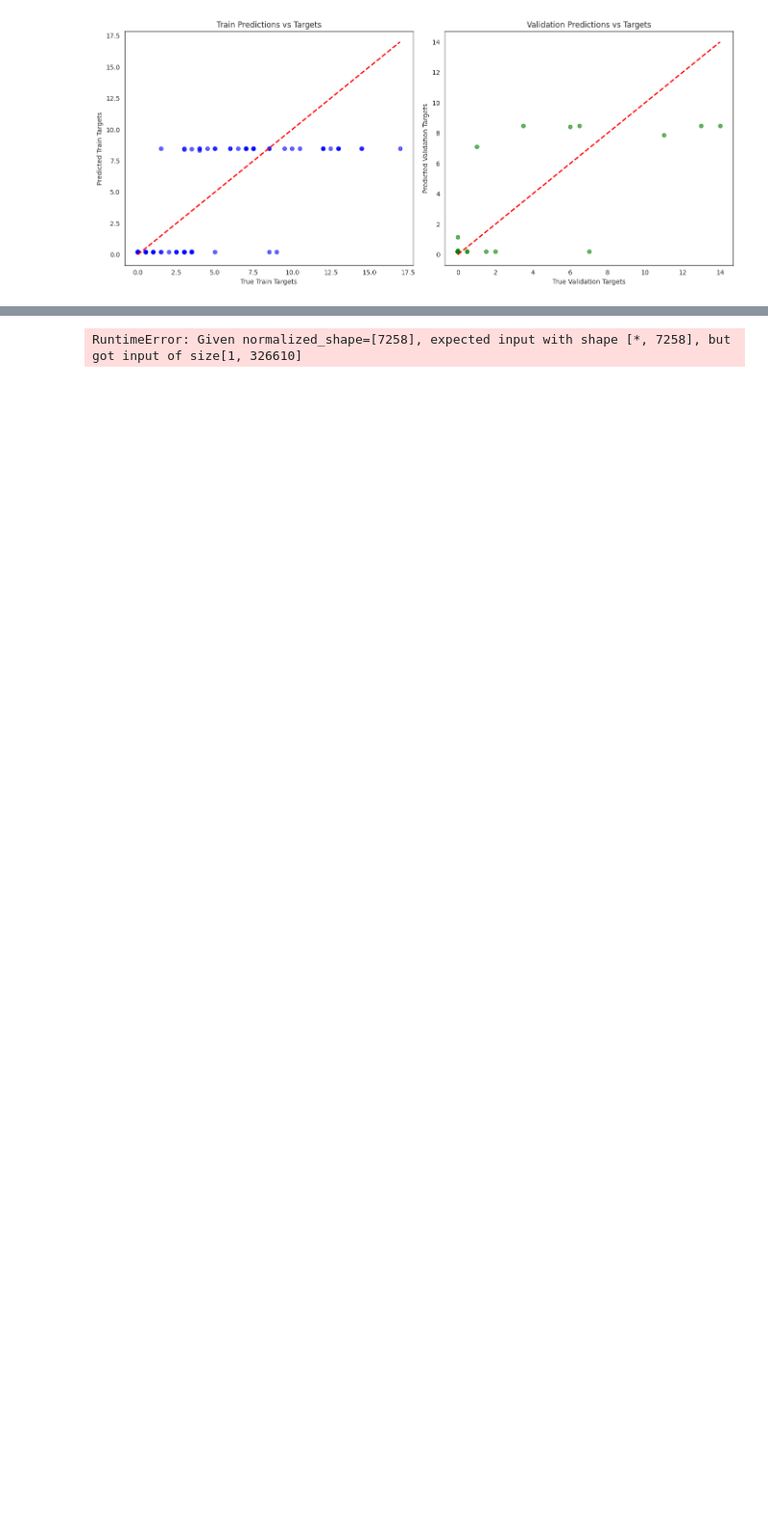
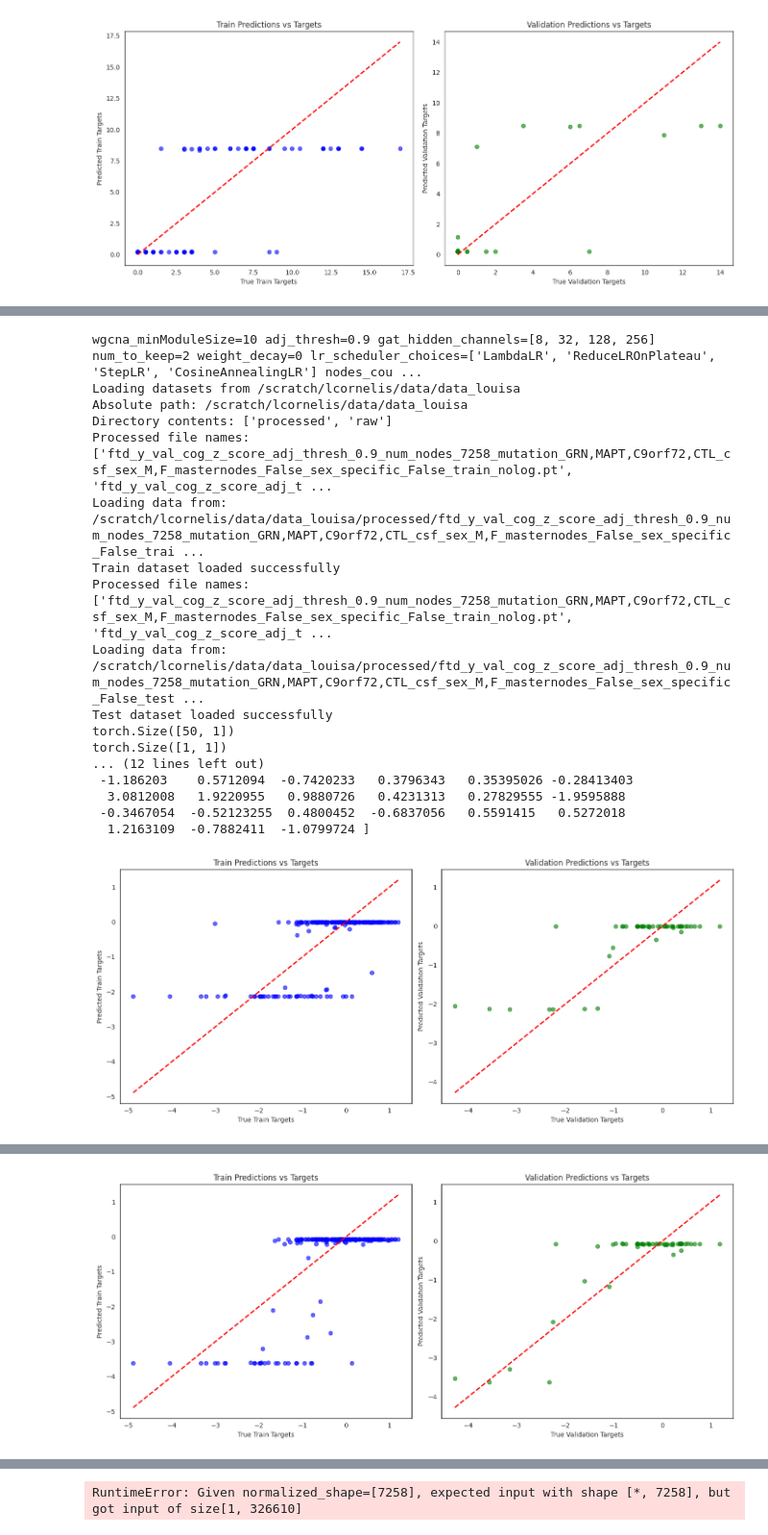
Before and after one commit to geometric-intelligence/proteo, a Jupyter notebook: proteo/checkpoint_analysis.ipynb, the cells around one changed output, grey strips where cells are left out. Shown at 96% size. Drawn from its saved outputs; the diff is of its cells as text; code cells hidden in the pictures; blank space fills up the shorter version.

```diff
--- a/proteo/checkpoint_analysis.ipynb
+++ b/proteo/checkpoint_analysis.ipynb
@@ -305,14 +305,3 @@ torch.Size([8, 1])
  -3.5251858   2.5700328  -2.8638453   1.2471205   0.09654734  0.09653444
   0.0965981   0.09653722  0.09882387]
 [figure]
-# %%
-cog_z_all_mean = -0.41059763104455455
-cog_z_all_std = 0.9939248987458366
-
-cog_z_model_1 = "/scratch/lcornelis/outputs/ray_results/TorchTrainer_2024-11-19_17-30-10/model=gat-v4,seed=62026_1490_act=elu,adj_thresh=0.7000,batch_size=8,dropout=0.2000,l1_lambda=0.0004,lr=0.0001,lr_scheduler=CosineA_2024-11-20_11-06-37/checkpoint_000102"
-cog_z_model_2 = "/scratch/lcornelis/outputs/ray_results/TorchTrainer_2024-11-19_17-30-10/model=gat-v4,seed=48777_3886_act=sigmoid,adj_thresh=0.7000,batch_size=8,dropout=0.2000,l1_lambda=0.0015,lr=0.0001,lr_scheduler=Cos_2024-11-21_23-31-41/checkpoint_000226"
-cog_z_model_3 ="/scratch/lcornelis/outputs/ray_results/TorchTrainer_2024-11-19_17-30-10/model=gat-v4,seed=25221_1080_act=sigmoid,adj_thresh=0.5000,batch_size=8,dropout=0.5000,l1_lambda=0.0004,lr=0.0000,lr_scheduler=Cos_2024-11-20_03-56-26/checkpoint_000123"
-
-outputs = full_load_and_run_and_convert(cog_z_model_1, device, cog_z_all_mean, cog_z_all_std)
-outputs = full_load_and_run_and_convert(cog_z_model_2, device, cog_z_all_mean, cog_z_all_std)
-outputs = full_load_and_run_and_convert(cog_z_model_3, device, cog_z_all_mean, cog_z_all_std)
@@ -373,0 +308,42 @@ torch.Size([8, 1])
+# %%
+device = 'cpu' #'cuda' if torch.cuda.is_available() else 'cpu'
+cog_z_all_mean_42_split = -0.41059763104455455
+cog_z_all_std_42_split = 0.9939248987458366
+cog_z_all_mean_30_split = -0.4097927562089553
+cog_z_all_std_30_split = 0.9941697134348901
+
+cogz_12_18_best = "/scratch/lcornelis/outputs/ray_results/TorchTrainer_2024-12-15_21-47-32/model=gat-v4,seed=52147_1410_act=relu,adj_thresh=0.9000,batch_size=50,dropout=0.5000,l1_lambda=0.0001,lr=0.0261,lr_scheduler=Cosin_2024-12-16_14-18-50/checkpoint_000023"
+cogz_12_18_2 = "/scratch/lcornelis/outputs/ray_results/TorchTrainer_2024-12-15_21-47-32/model=gat-v4,seed=51232_3005_act=relu,adj_thresh=0.7000,batch_size=50,dropout=0.5000,l1_lambda=0.0000,lr=0.0006,lr_scheduler=Lambd_2024-12-17_14-19-23/checkpoint_000160"
+cog_z_12_12_best = "/scratch/lcornelis/outputs/ray_results/TorchTrainer_2024-12-09_16-47-36/model=gat-v4,seed=55464_1415_act=relu,adj_thresh=0.3500,batch_size=8,dropout=0.1000,l1_lambda=0.0004,lr=0.0064,lr_scheduler=Cosine_2024-12-10_11-51-26/checkpoint_000310"
+cog_z_12_12_2 = "/scratch/lcornelis/outputs/ray_results/TorchTrainer_2024-12-09_16-47-36/model=gat-v4,seed=29677_2660_act=tanh,adj_thresh=0.7000,batch_size=32,dropout=0.1000,l1_lambda=0.0001,lr=0.0256,lr_scheduler=Lambd_2024-12-11_04-25-59/checkpoint_000075"
+cog_z_model_1 = "/scratch/lcornelis/outputs/ray_results/TorchTrainer_2024-11-19_17-30-10/model=gat-v4,seed=62026_1490_act=elu,adj_thresh=0.7000,batch_size=8,dropout=0.2000,l1_lambda=0.0004,lr=0.0001,lr_scheduler=CosineA_2024-11-20_11-06-37/checkpoint_000102"
+cog_z_model_2 = "/scratch/lcornelis/outputs/ray_results/TorchTrainer_2024-11-19_17-30-10/model=gat-v4,seed=48777_3886_act=sigmoid,adj_thresh=0.7000,batch_size=8,dropout=0.2000,l1_lambda=0.0015,lr=0.0001,lr_scheduler=Cos_2024-11-21_23-31-41/checkpoint_000226"
+cog_z_model_3 ="/scratch/lcornelis/outputs/ray_results/TorchTrainer_2024-11-19_17-30-10/model=gat-v4,seed=25221_1080_act=sigmoid,adj_thresh=0.5000,batch_size=8,dropout=0.5000,l1_lambda=0.0004,lr=0.0000,lr_scheduler=Cos_2024-11-20_03-56-26/checkpoint_000123"
+
+outputs = full_load_and_run_and_convert(cogz_12_18_best, device, cog_z_all_mean_30_split, cog_z_all_std_30_split)
+
+outputs = full_load_and_run_and_convert(cog_z_12_12_best, device, cog_z_all_mean_30_split, cog_z_all_std_30_split)
+outputs = full_load_and_run_and_convert(cogz_12_18_2, device, cog_z_all_mean_30_split, cog_z_all_std_30_split)
+outputs = full_load_and_run_and_convert(cog_z_12_12_2, device, cog_z_all_mean_30_split, cog_z_all_std_30_split )
+outputs = full_load_and_run_and_convert(cog_z_model_1, device, cog_z_all_mean, cog_z_all_std)
+outputs = full_load_and_run_and_convert(cog_z_model_2, device, cog_z_all_mean, cog_z_all_std)
+outputs = full_load_and_run_and_convert(cog_z_model_3, device, cog_z_all_mean, cog_z_all_std)
+# %% [output]
+wgcna_minModuleSize=10 adj_thresh=0.9 gat_hidden_channels=[8, 32, 128, 256] num_to_keep=2 weight_decay=0 lr_scheduler_choices=['LambdaLR', 'ReduceLROnPlateau', 'StepLR', 'CosineAnnealingLR'] nodes_cou ...
+Loading datasets from /scratch/lcornelis/data/data_louisa
+Absolute path: /scratch/lcornelis/data/data_louisa
+Directory contents: ['processed', 'raw']
+Processed file names: ['ftd_y_val_cog_z_score_adj_thresh_0.9_num_nodes_7258_mutation_GRN,MAPT,C9orf72,CTL_csf_sex_M,F_masternodes_False_sex_specific_False_train_nolog.pt', 'ftd_y_val_cog_z_score_adj_t ...
+Loading data from: /scratch/lcornelis/data/data_louisa/processed/ftd_y_val_cog_z_score_adj_thresh_0.9_num_nodes_7258_mutation_GRN,MAPT,C9orf72,CTL_csf_sex_M,F_masternodes_False_sex_specific_False_trai ...
+Train dataset loaded successfully
+Processed file names: ['ftd_y_val_cog_z_score_adj_thresh_0.9_num_nodes_7258_mutation_GRN,MAPT,C9orf72,CTL_csf_sex_M,F_masternodes_False_sex_specific_False_train_nolog.pt', 'ftd_y_val_cog_z_score_adj_t ...
+Loading data from: /scratch/lcornelis/data/data_louisa/processed/ftd_y_val_cog_z_score_adj_thresh_0.9_num_nodes_7258_mutation_GRN,MAPT,C9orf72,CTL_csf_sex_M,F_masternodes_False_sex_specific_False_test ...
+Test dataset loaded successfully
+torch.Size([50, 1])
+torch.Size([1, 1])
+... (12 lines left out)
+ -1.186203    0.5712094  -0.7420233   0.3796343   0.35395026 -0.28413403
+  3.0812008   1.9220955   0.9880726   0.4231313   0.27829555 -1.9595888
+ -0.3467054  -0.52123255  0.4800452  -0.6837056   0.5591415   0.5272018
+  1.2163109  -0.7882411  -1.0799724 ]
+[figure, added]
@@ -373,0 +367 @@ torch.Size([8, 1])
+[figure, added]
```
Also changed, not shown: parts of 2 cells of this notebook.
